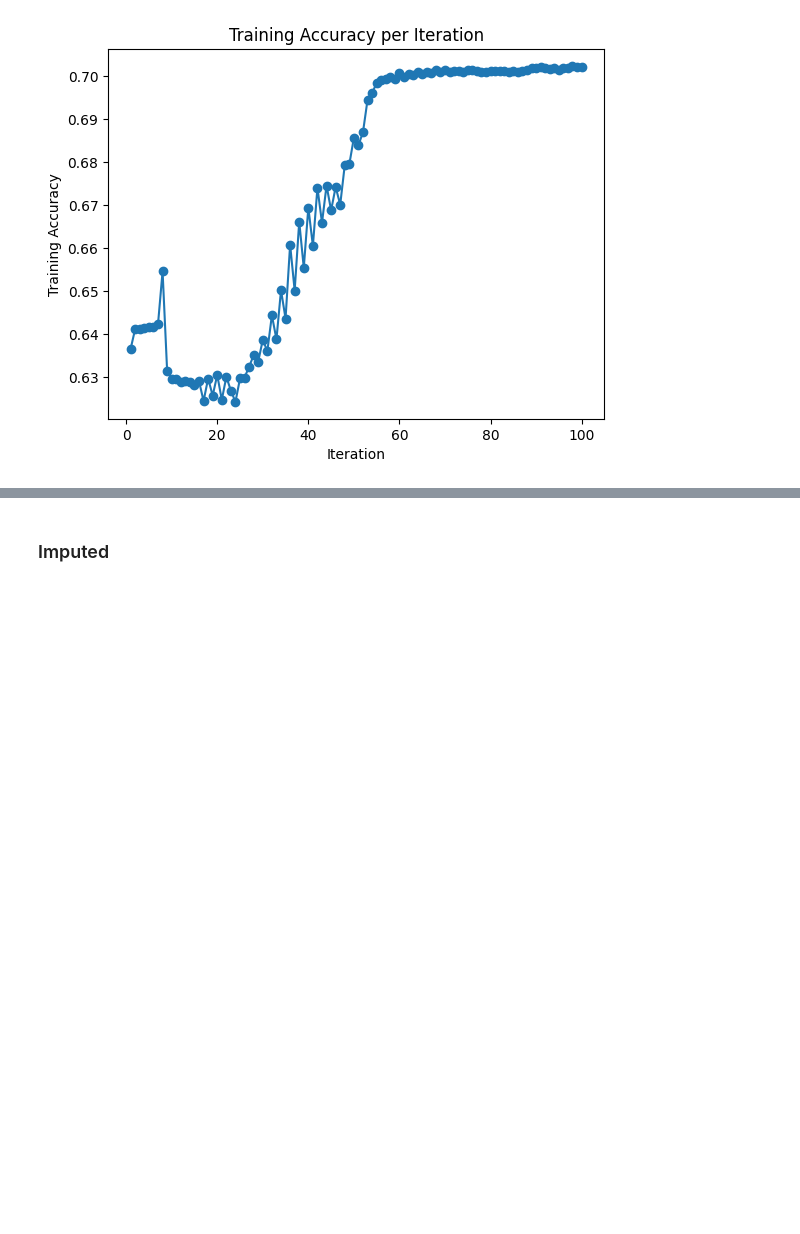
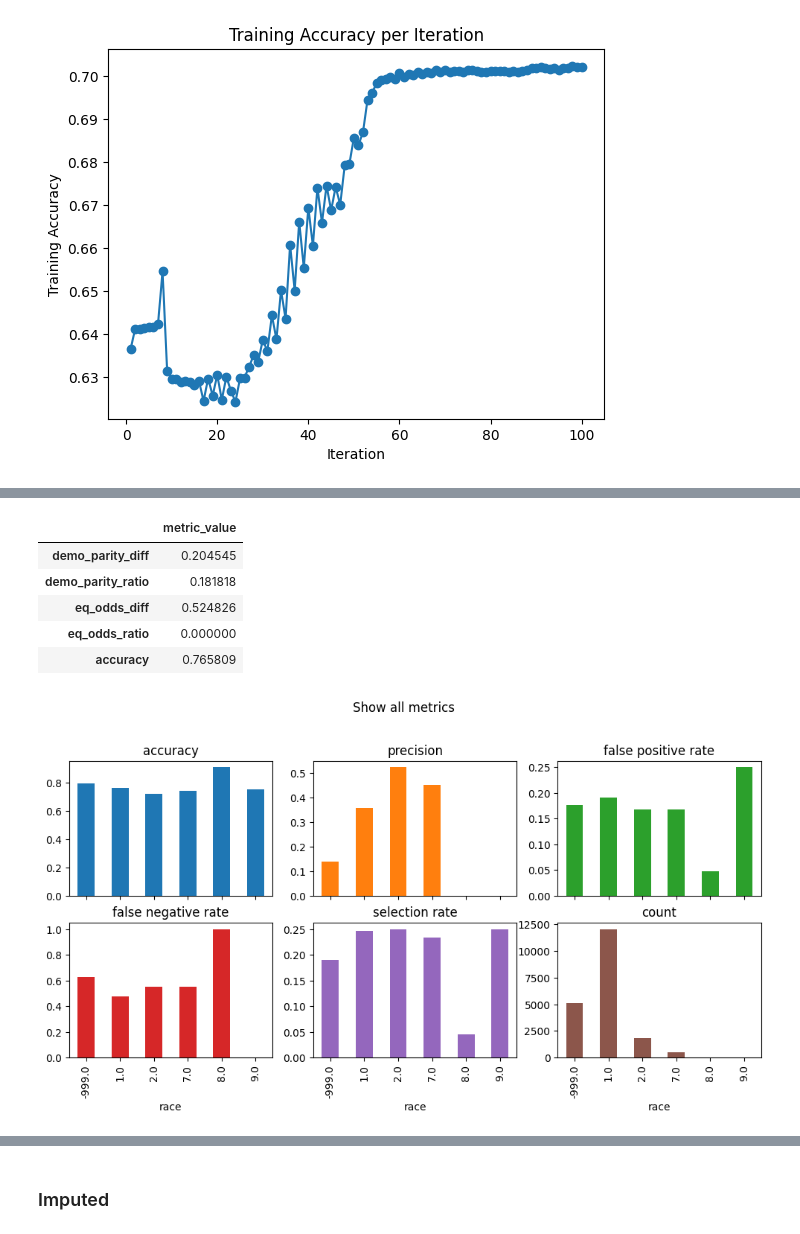
Before and after one commit to szeng7/hrs-mortality, a Jupyter notebook: experiment.ipynb, the cells around one changed output, grey strips where cells are left out. Saved outputs shown, nothing was run; the diff lists cells and outputs as text; code cells hidden in the pictures; blank space fills up the shorter version.

```diff
--- a/experiment.ipynb
+++ b/experiment.ipynb
@@ -305 +307,12 @@ display_metrics(logistic_reg.predict(X_train_filled), y_train, X_train_filled["r
 [figure]
+# %%
+# Show fairness metrics on testing iid
+display_metrics(logistic_reg.predict(X_id_test_filled), y_id_test, X_id_test_filled["race"])
+# %% [output]
+|  | metric_value |
+| demo_parity_diff | 0.204545 |
+| demo_parity_ratio | 0.181818 |
+| eq_odds_diff | 0.524826 |
+| eq_odds_ratio | 0.000000 |
+| accuracy | 0.765809 |
+[figure, added]
```
Also changed, not shown: parts of 16 cells of this notebook.
